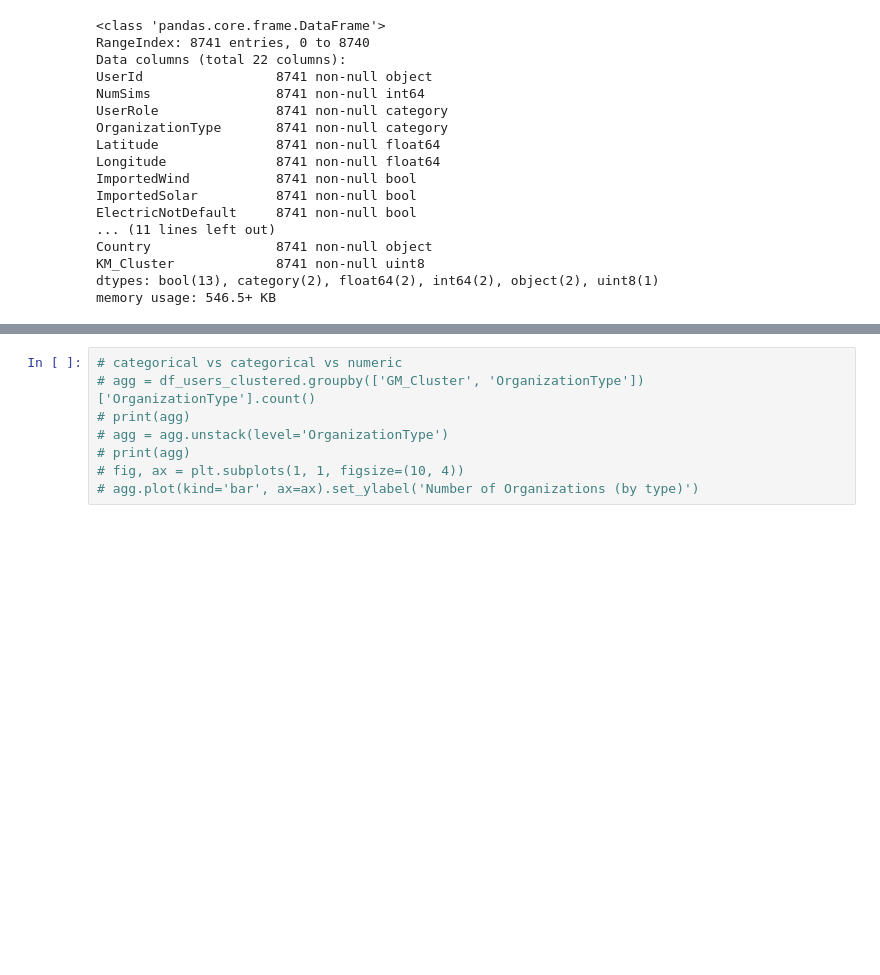
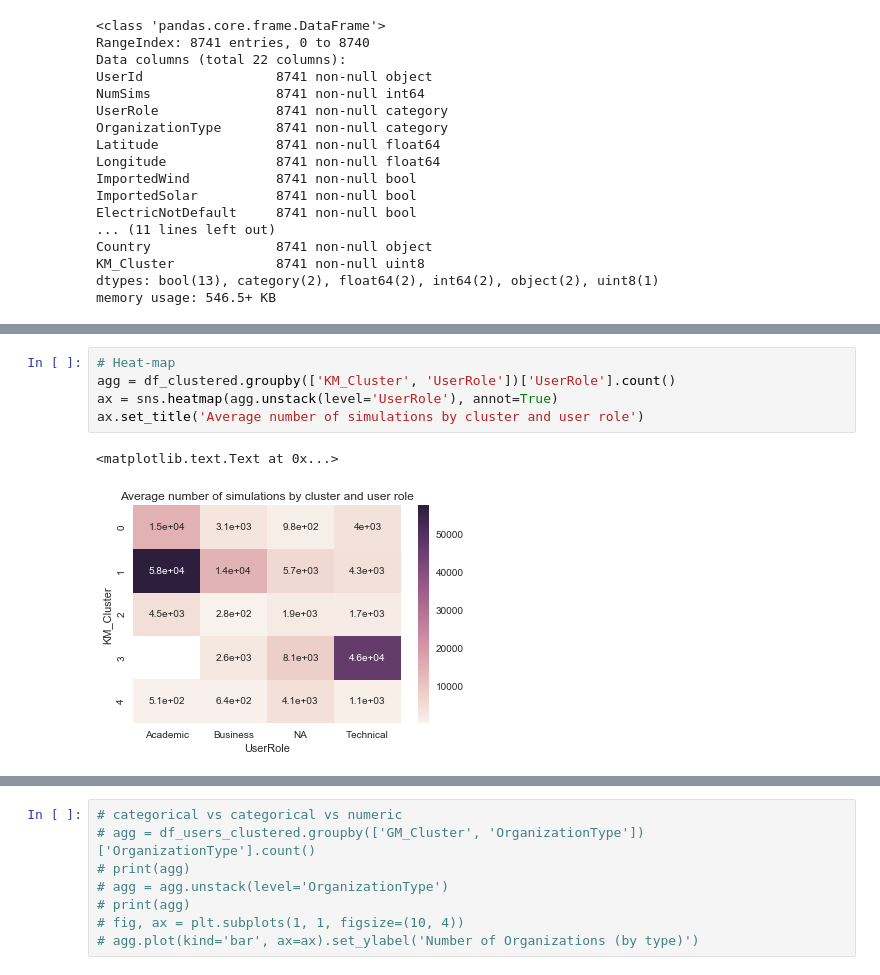
Before and after one commit to Stuart-D-King/homer_segmentation, a Jupyter notebook: homer_eda.ipynb, the cells around one changed output, grey strips where cells are left out. Drawn from its saved outputs; the diff is of its cells as text; blank space fills up the shorter version.

```diff
--- a/homer_eda.ipynb
+++ b/homer_eda.ipynb
@@ -381,3 +381,11 @@ ax.set_title('Average number of simulations by cluster and user role')
+# %%
+# Heat-map
+agg = df_clustered.groupby(['KM_Cluster', 'UserRole'])['UserRole'].count()
+ax = sns.heatmap(agg.unstack(level='UserRole'), annot=True)
+ax.set_title('Average number of simulations by cluster and user role')
+# %% [output]
+<matplotlib.text.Text at 0x...>
+[figure, added]
 # %%
 df_usa = df_users_clustered[df_users_clustered['Country'] == 'US']
 df_usa.head()
```
Also changed, not shown: parts of 31 cells of this notebook, 2 other files.
